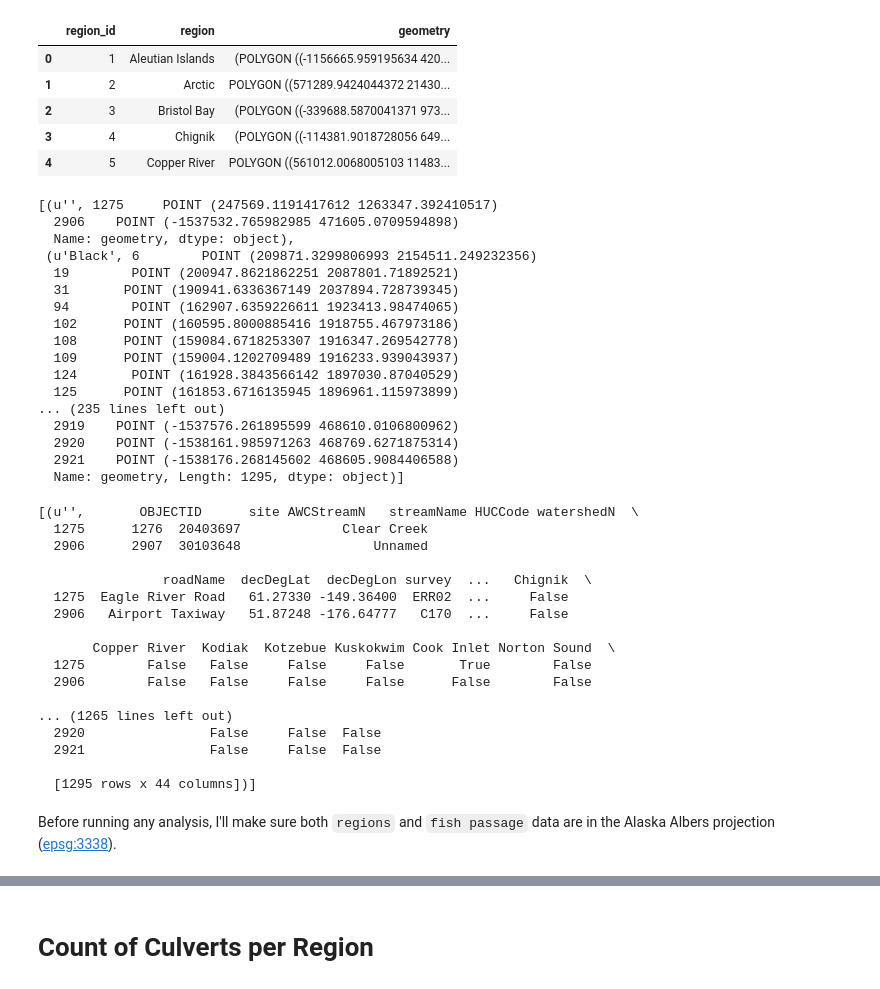
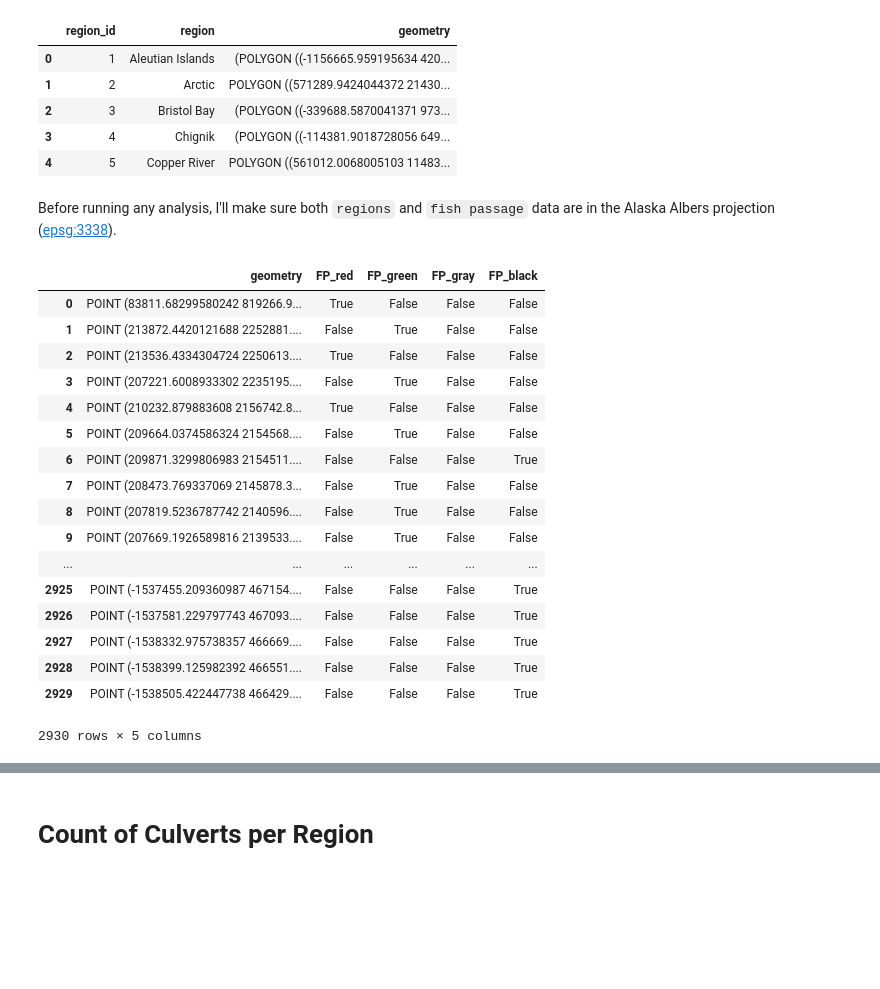
Before and after one commit to mariejohnson/spatial_analysis, a Jupyter notebook: culverts_notebook.ipynb, the cells around one changed output, grey strips where cells are left out. Cells and saved outputs as stored; diff of their text form; code cells hidden in the pictures; blank space fills up the shorter version.

```diff
--- a/culverts_notebook.ipynb
+++ b/culverts_notebook.ipynb
@@ -57,51 +57,36 @@ regions.head()
 | 2 | 3 | Bristol Bay | (POLYGON ((-339688.5870041371 973... |
 | 3 | 4 | Chignik | (POLYGON ((-114381.9018728056 649... |
 | 4 | 5 | Copper River | POLYGON ((561012.0068005103 11483... |
-# %%
-groupby_rgg = fp['geometry'].groupby(fp['RGGRating'])
-list(groupby_rgg)
-# %% [output]
-[(u'', 1275     POINT (247569.1191417612 1263347.392410517)
-  2906    POINT (-1537532.765982985 471605.0709594898)
-  Name: geometry, dtype: object),
- (u'Black', 6        POINT (209871.3299806993 2154511.249232356)
-  19        POINT (200947.8621862251 2087801.71892521)
-  31       POINT (190941.6336367149 2037894.728739345)
-  94        POINT (162907.6359226611 1923413.98474065)
-  102      POINT (160595.8000885416 1918755.467973186)
-  108      POINT (159084.6718253307 1916347.269542778)
-  109      POINT (159004.1202709489 1916233.939043937)
-  124       POINT (161928.3843566142 1897030.87040529)
-  125      POINT (161853.6716135945 1896961.115973899)
-... (235 lines left out)
-  2919    POINT (-1537576.261895599 468610.0106800962)
-  2920    POINT (-1538161.985971263 468769.6271875314)
-  2921    POINT (-1538176.268145602 468605.9084406588)
-  Name: geometry, Length: 1295, dtype: object)]
-# %%
-group_2 = fp.groupby('RGGRating')
-list(group_2)
-#this didn't do what I wanted it to.
-# %% [output]
-[(u'',       OBJECTID      site AWCStreamN   streamName HUCCode watershedN  \
-  1275      1276  20403697             Clear Creek
-  2906      2907  30103648                 Unnamed
-
-                roadName  decDegLat  decDegLon survey  ...   Chignik  \
-  1275  Eagle River Road   61.27330 -149.36400  ERR02  ...     False
-  2906   Airport Taxiway   51.87248 -176.64777   C170  ...     False
-
-       Copper River  Kodiak  Kotzebue Kuskokwim Cook Inlet Norton Sound  \
-  1275        False   False     False     False       True        False
-  2906        False   False     False     False      False        False
-
-... (1265 lines left out)
-  2920                False     False  False
-  2921                False     False  False
-
-  [1295 rows x 44 columns])]
 # %% [markdown]
 Before running any analysis, I'll make sure both `regions` and `fish passage` data are in the Alaska Albers projection ([epsg:3338](http://spatialreference.org/ref/epsg/3338/)).
 # %%
 fp = fp.to_crs(epsg=3338)
 regions = regions.to_crs(epsg=3338)
+# %%
+fp['FP_red'] = fp['RGGRating'] == 'Red'
+fp['FP_green'] = fp['RGGRating'] == 'Green'
+fp['FP_gray'] = fp['RGGRating'] == 'Gray'
+fp['FP_black'] = fp['RGGRating'] == 'Black'
+# colors_df = pd.DataFrame[fp['FP_red']:['FP_black']]
+# %%
+RGG = fp[['geometry','FP_red', 'FP_green', 'FP_gray', 'FP_black']]
+RGG
+# %% [output]
+|  | geometry | FP_red | FP_green | FP_gray | FP_black |
+| 0 | POINT (83811.68299580242 819266.9... | True | False | False | False |
+| 1 | POINT (213872.4420121688 2252881.... | False | True | False | False |
+| 2 | POINT (213536.4334304724 2250613.... | True | False | False | False |
+| 3 | POINT (207221.6008933302 2235195.... | False | True | False | False |
+| 4 | POINT (210232.879883608 2156742.8... | True | False | False | False |
+| 5 | POINT (209664.0374586324 2154568.... | False | True | False | False |
+| 6 | POINT (209871.3299806983 2154511.... | False | False | False | True |
+| 7 | POINT (208473.769337069 2145878.3... | False | True | False | False |
+| 8 | POINT (207819.5236787742 2140596.... | False | True | False | False |
+| 9 | POINT (207669.1926589816 2139533.... | False | True | False | False |
+| ... | ... | ... | ... | ... | ... |
+| 2925 | POINT (-1537455.209360987 467154.... | False | False | False | True |
+| 2926 | POINT (-1537581.229797743 467093.... | False | False | False | True |
+| 2927 | POINT (-1538332.975738357 466669.... | False | False | False | True |
+| 2928 | POINT (-1538399.125982392 466551.... | False | False | False | True |
+| 2929 | POINT (-1538505.422447738 466429.... | False | False | False | True |
+2930 rows × 5 columns
```
Also changed, not shown: parts of 10 cells of this notebook.
